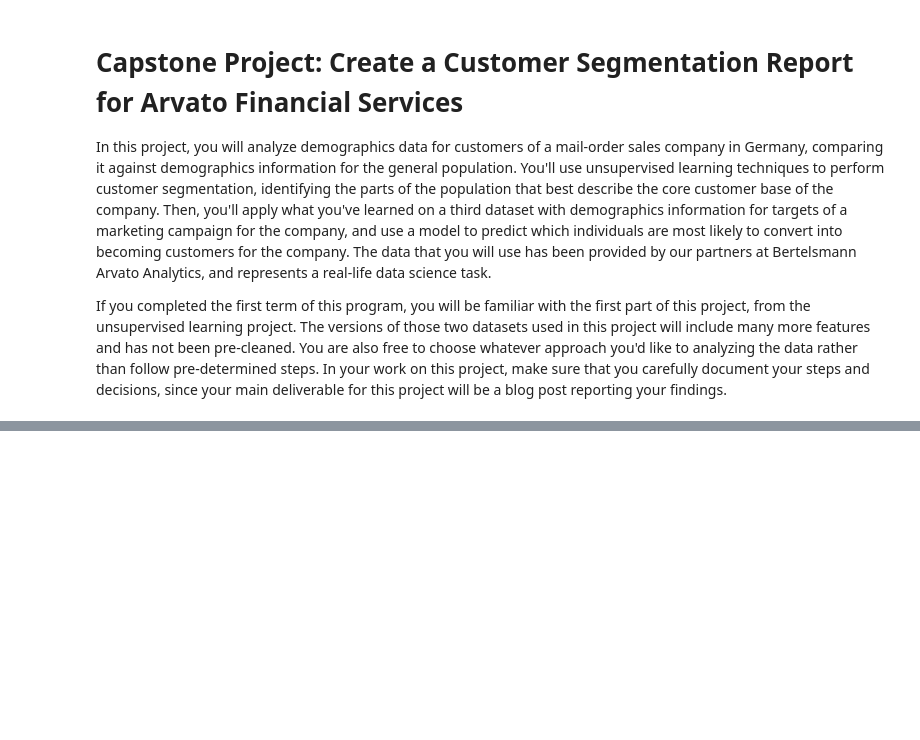
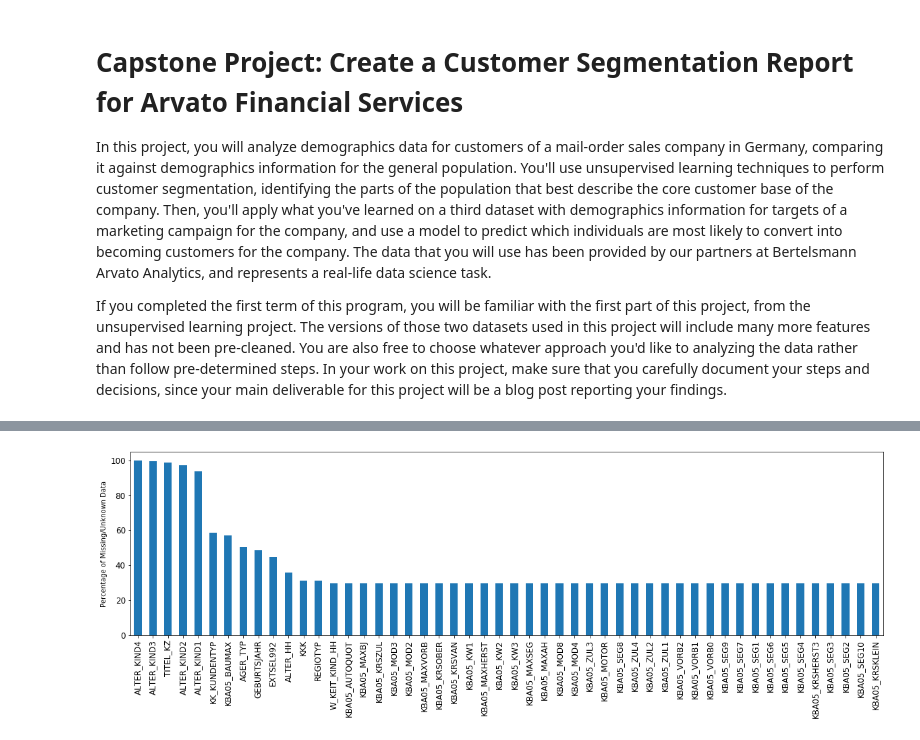
Before and after one commit to kross11480/courses, a Jupyter notebook: capstone/Arvato Project Workbook.ipynb, the cells around one changed output, grey strips where cells are left out. Cells and saved outputs as stored; diff of their text form; code cells hidden in the pictures; blank space fills up the shorter version.

```diff
--- a/capstone/Arvato Project Workbook.ipynb
+++ b/capstone/Arvato Project Workbook.ipynb
@@ -370,0 +120,10 @@ mailout_test = pd.read_csv('../../data/Term2/capstone/arvato_data/Udacity_MAILOU
+# %%
+feat_info = pd.read_csv('data/feat_summary.csv', sep=',')
+# %%
+
+#update the missing and unknown values e.g. -1 as null
+customers = update_unknown_to_nan(customers, feat_info)
+#show missing values after checking for missing and unknown values in dataset
+plot_miss_val(customers, top_n=50)
+# %% [output]
+[figure, added]
```
Also changed, not shown: parts of 111 cells of this notebook, 3 other files.
